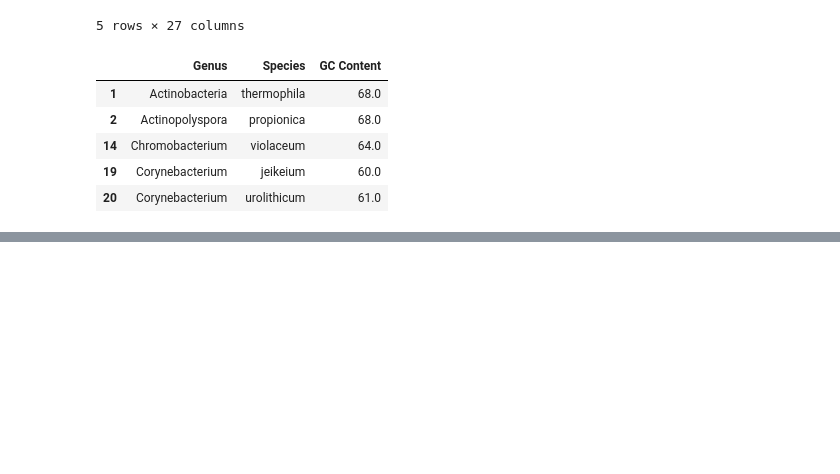
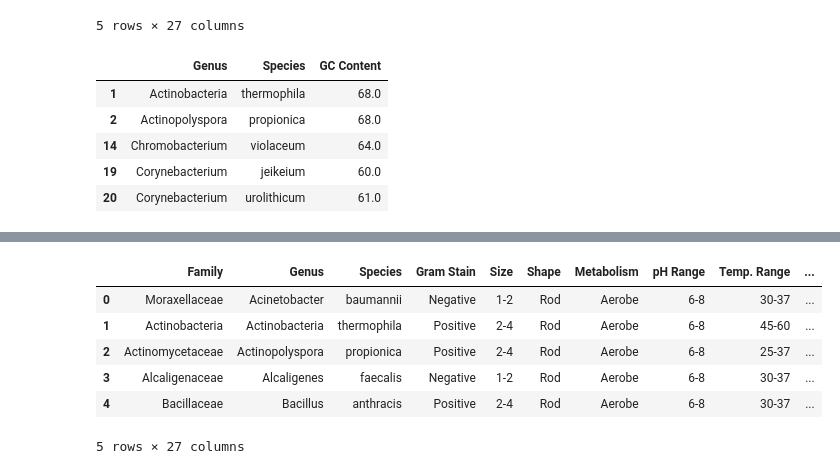
Before and after one commit to kucupwn/MicrobesGrid, a Jupyter notebook: main.ipynb, the cells around one changed output, grey strips where cells are left out. Saved outputs shown, nothing was run; the diff lists cells and outputs as text; code cells hidden in the pictures; blank space fills up the shorter version.

```diff
--- a/main.ipynb
+++ b/main.ipynb
@@ -254,0 +270,12 @@ display(more_than_60_gc_content[["Genus", "Species", "GC Content"]].head(5))
+# %%
+text_shape_rod = "Shape: Rod"
+shape_rod = df[df["Shape"] == "Rod"]
+display(shape_rod.head(5))
+# %% [output]
+|  | Family | Genus | Species | Gram Stain | Size | Shape | Metabolism | pH Range | Temp. Range | ... |
+| 0 | Moraxellaceae | Acinetobacter | baumannii | Negative | 1-2 | Rod | Aerobe | 6-8 | 30-37 | ... |
+| 1 | Actinobacteria | Actinobacteria | thermophila | Positive | 2-4 | Rod | Aerobe | 6-8 | 45-60 | ... |
+| 2 | Actinomycetaceae | Actinopolyspora | propionica | Positive | 2-4 | Rod | Aerobe | 6-8 | 25-37 | ... |
+| 3 | Alcaligenaceae | Alcaligenes | faecalis | Negative | 1-2 | Rod | Aerobe | 6-8 | 30-37 | ... |
+| 4 | Bacillaceae | Bacillus | anthracis | Positive | 2-4 | Rod | Aerobe | 6-8 | 30-37 | ... |
+5 rows × 27 columns
```
Also changed, not shown: parts of 6 cells of this notebook.
